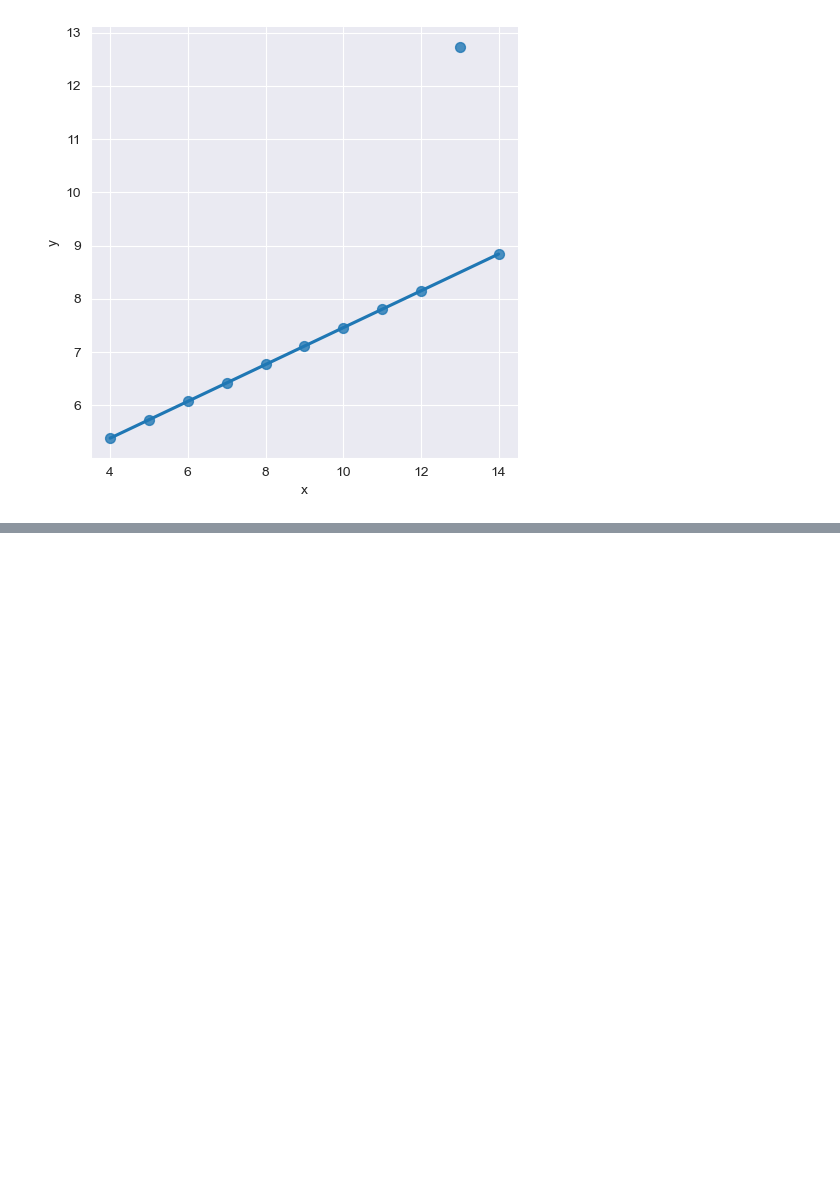
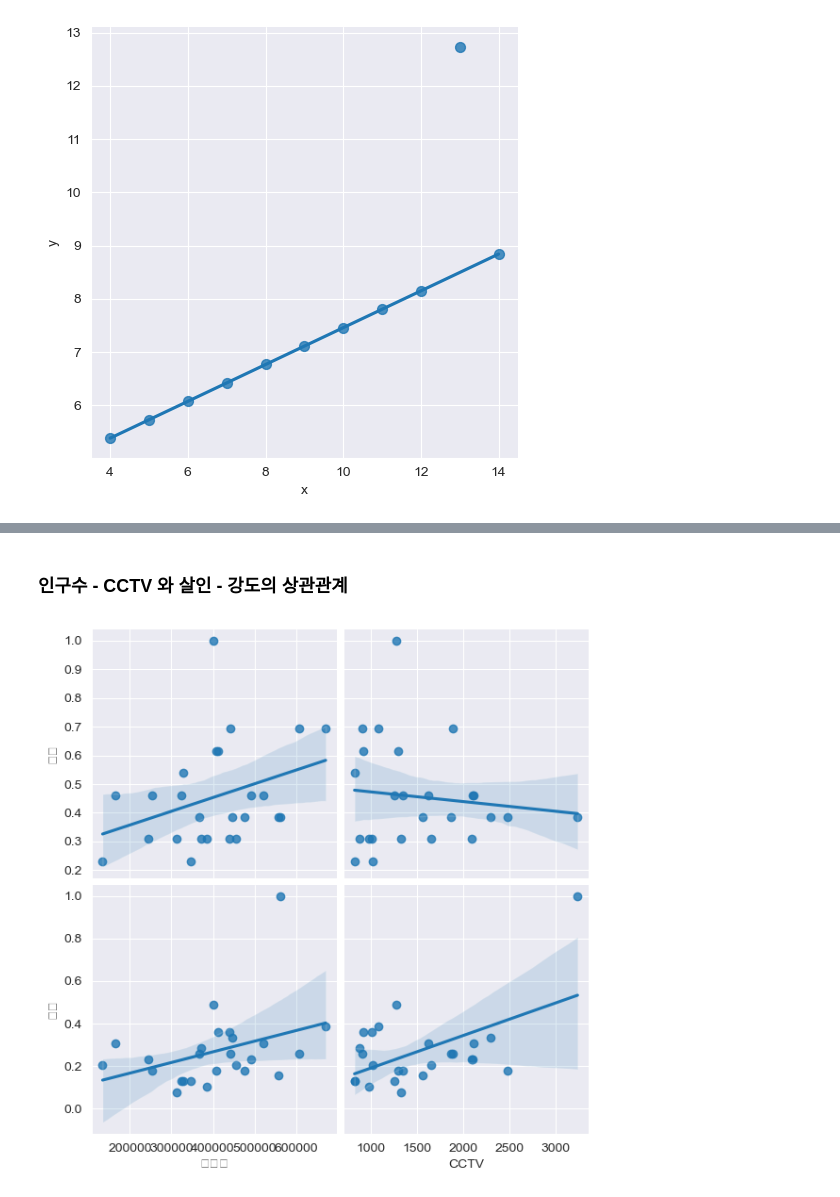
Before and after one commit to instar94/ml_tutorial, a Jupyter notebook: 04.EDA/ds_study/code/02.Seoul_Crime/02.Seoul_Crime.ipynb, the cells around one changed output, grey strips where cells are left out. Drawn from its saved outputs; the diff is of its cells as text; code cells hidden in the pictures; blank space fills up the shorter version.

```diff
--- a/04.EDA/ds_study/code/02.Seoul_Crime/02.Seoul_Crime.ipynb
+++ b/04.EDA/ds_study/code/02.Seoul_Crime/02.Seoul_Crime.ipynb
@@ -1148,0 +1170,16 @@ plt.show()
+# %% [markdown]
+### 인구수 - CCTV 와 살인 - 강도의 상관관계
+# %%
+def drawGraph():
+    sns.pairplot(
+        data=crime_anal_norm,
+        x_vars=["인구수","CCTV"],
+        y_vars=["살인","강도"],
+        kind="reg",
+        height=3
+    )
+    plt.show()
+
+drawGraph()
+# %% [output]
+[figure, added]
```
Also changed, not shown: parts of 64 cells of this notebook, 2 other files.
